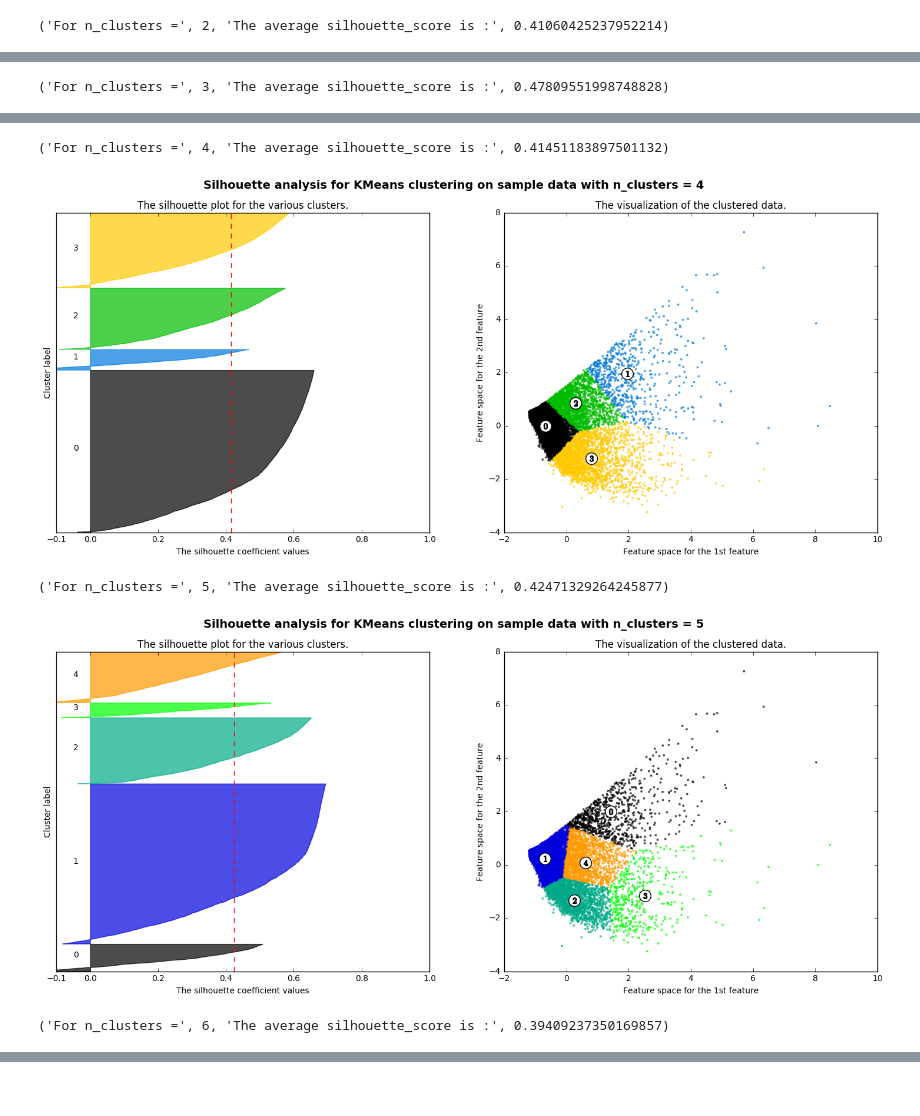
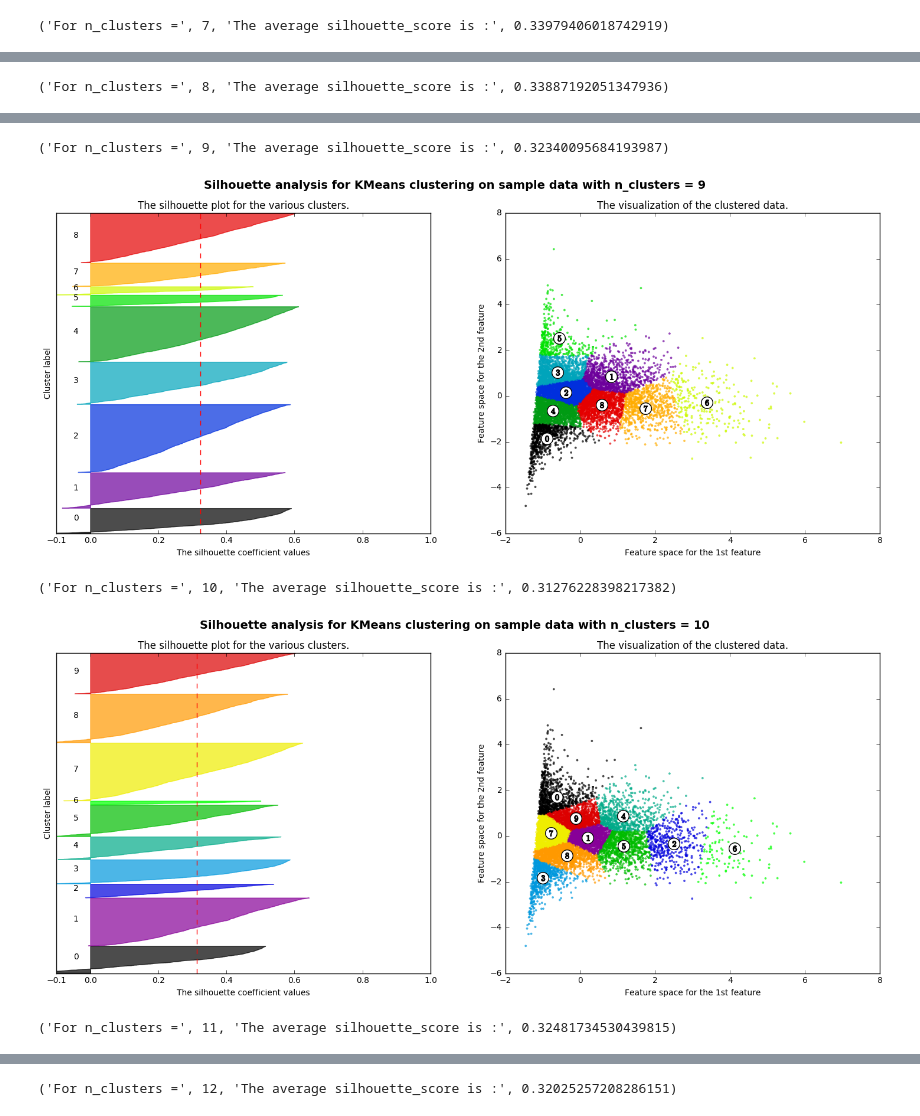
Before and after one commit to hernamesbarbara/r6stats, a Jupyter notebook: notebooks/Play Styles.ipynb, the cells around one changed output, grey strips where cells are left out. Saved outputs shown, nothing was run; the diff lists cells and outputs as text; code cells hidden in the pictures; blank space fills up the shorter version.

```diff
--- a/notebooks/Play Styles.ipynb
+++ b/notebooks/Play Styles.ipynb
@@ -32,3 +33,33 @@ df.head(1).T
 | stats.overall.wins | 592.000000 |
 | stats.overall.kd | 1.471597 |
 | stats.overall.wlr | 1.100372 |
+# %%
+df['stats.overall.points'] = df[['stats.overall.assists', 'stats.overall.kills']].sum(1)
+defensive_actions = [
+    'stats.overall.reinforcements_deployed',
+    'stats.overall.revives',
+    'stats.overall.barricades_built'
+]
+
+df['stats.overall.defensive_actions'] = df[defensive_actions].sum(1)
+df['stats.overall.engagements'] = df[['stats.overall.kills', 'stats.overall.deaths']].sum(1)
+# %%
+df['stats.normalized.accuracy'] = df['stats.overall.bullets_hit'] / df['stats.overall.bullets_fired']
+df['stats.normalized.points.perhour'] = df['stats.overall.points'] / df['stats.overall.playtime.hours']
+df['stats.normalized.deaths.perhour'] = df['stats.overall.deaths'] / df['stats.overall.playtime.hours']
+df['stats.normalized.kills.perhour'] = df['stats.overall.kills'] / df['stats.overall.playtime.hours']
+df['stats.normalized.wins.perhour'] = df['stats.overall.wins'] / df['stats.overall.playtime.hours']
+df['stats.normalized.losses.perhour'] = df['stats.overall.losses'] / df['stats.overall.playtime.hours']
+
+df['stats.normalized.defensive_actions.perhour'] = \
+    df['stats.overall.defensive_actions'] / df['stats.overall.playtime.hours']
+
+df['stats.normalized.points.perbullet_fired'] = \
+    df['stats.overall.points'] / df['stats.overall.bullets_fired']
+
+df['stats.normalized.aggression'] = df['stats.overall.points'] / df['stats.overall.engagements']
+df['stats.normalized.mobility'] = df['stats.overall.steps_moved'] / df['stats.overall.engagements']
+# %%
+df = df.fillna(0)
+df = df.rename(columns={"stats.overall.wlr": "stats.normalized.wlr", "stats.overall.kd": "stats.normalized.kd"})
+df = df.ix[:,df.columns.sort_values()]
@@ -38,7 +107,7 @@ from sklearn.cluster import KMeans, MiniBatchKMeans
 from sklearn import preprocessing
 from sklearn.preprocessing import MinMaxScaler, StandardScaler
 # %%
-scaler = MinMaxScaler(feature_range=(0,1), copy=True).fit(df)
+scaler = MinMaxScaler(feature_range=(-1,1), copy=True).fit(df)
 # scaler = StandardScaler(copy=True).fit(df)
 
 X_scaled = pd.DataFrame(scaler.transform(df), index=df.index, columns=df.columns)
@@ -68,7 +137,7 @@ array([[-0.5604049 , -0.0221049 ],
 from sklearn.metrics import silhouette_samples, silhouette_score
 import matplotlib.cm as cm
 # %%
-range_n_clusters = range(2, 7)
+range_n_clusters = range(7, 13)
 
 for n_clusters in range_n_clusters:
     # Create a subplot with 1 row and 2 columns
@@ -158,4 +227,4 @@ for n_clusters in range_n_clusters:
 
     plt.show()
 # %% [output]
-('For n_clusters =', 2, 'The average silhouette_score is :', 0.41060425237952214)
+('For n_clusters =', 7, 'The average silhouette_score is :', 0.33979406018742919)
@@ -163 +232 @@ for n_clusters in range_n_clusters:
-('For n_clusters =', 3, 'The average silhouette_score is :', 0.47809551998748828)
+('For n_clusters =', 8, 'The average silhouette_score is :', 0.33887192051347936)
@@ -165,5 +234,5 @@ for n_clusters in range_n_clusters:
-('For n_clusters =', 4, 'The average silhouette_score is :', 0.41451183897501132)
+('For n_clusters =', 9, 'The average silhouette_score is :', 0.32340095684193987)
-[figure, old version]
+[figure, new version]
-('For n_clusters =', 5, 'The average silhouette_score is :', 0.42471329264245877)
+('For n_clusters =', 10, 'The average silhouette_score is :', 0.31276228398217382)
-[figure, old version]
+[figure, new version]
-('For n_clusters =', 6, 'The average silhouette_score is :', 0.39409237350169857)
+('For n_clusters =', 11, 'The average silhouette_score is :', 0.32481734530439815)
@@ -170,0 +240 @@ for n_clusters in range_n_clusters:
+('For n_clusters =', 12, 'The average silhouette_score is :', 0.32025257208286151)
```
Also changed, not shown: parts of 9 cells of this notebook, 2 other files.
